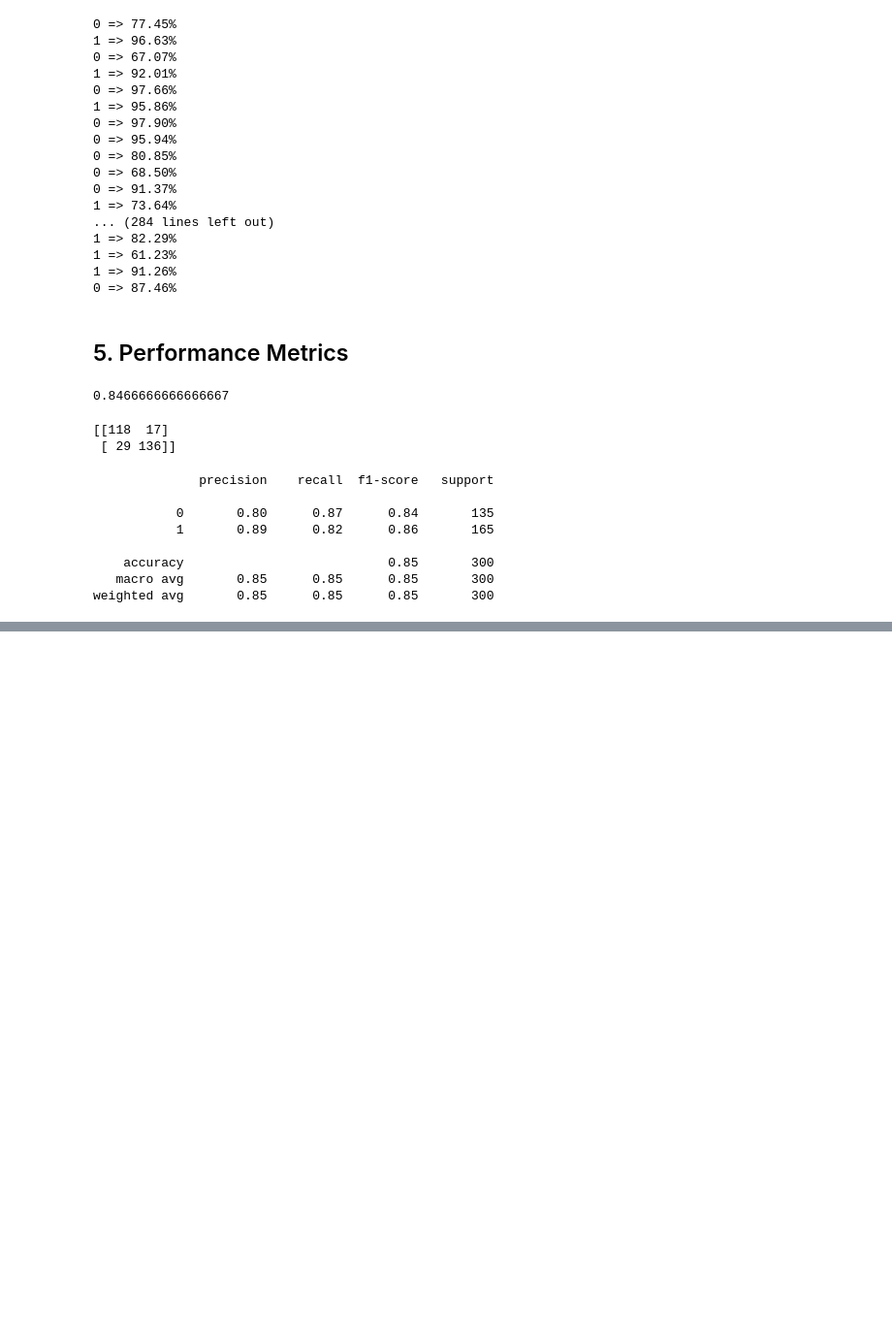
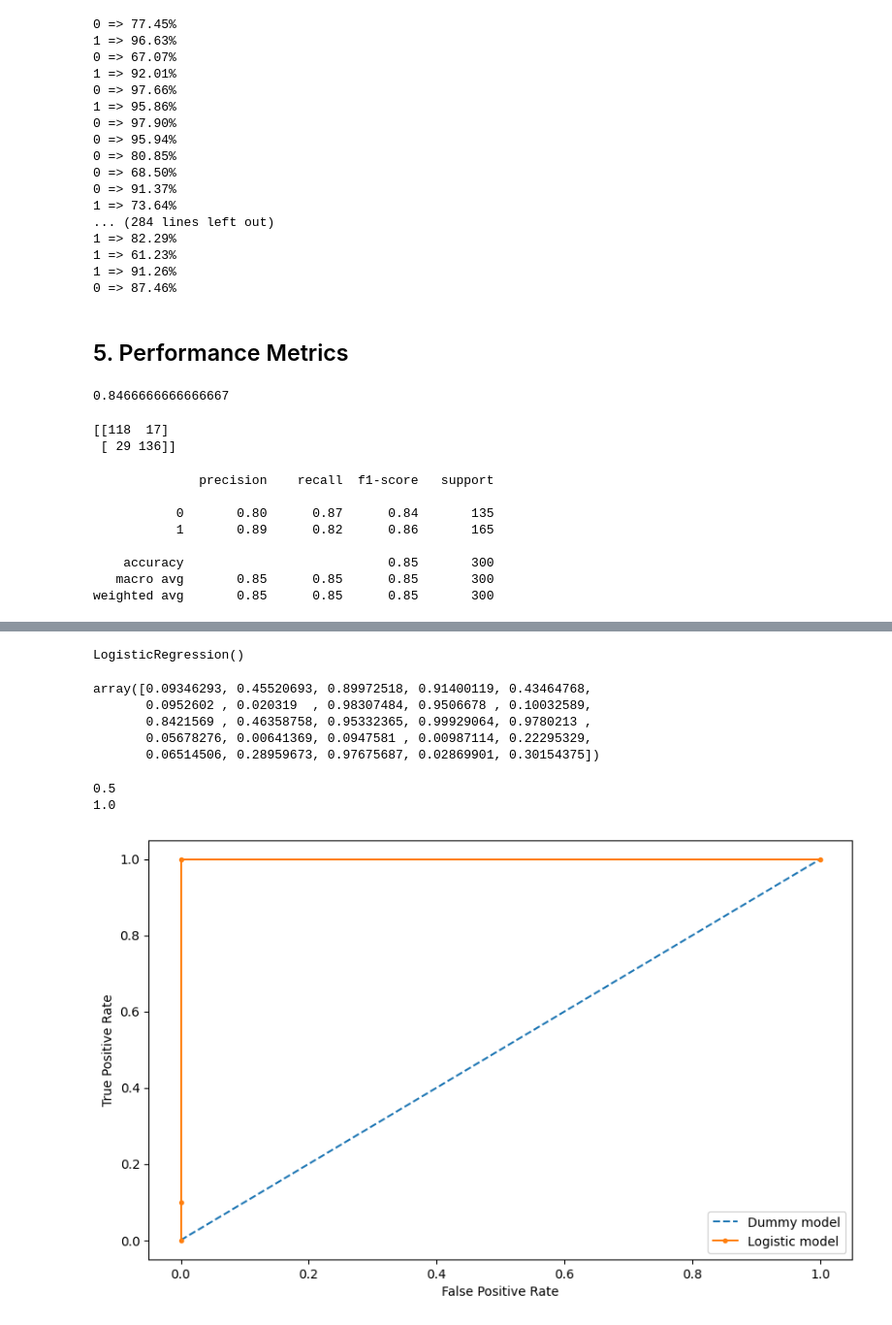
Before and after one commit to netofr19/machine-learning, a Jupyter notebook: logisticRegression/log_reg_implementation.ipynb, the cells around one changed output, grey strips where cells are left out. Shown: that part at 97% size. Drawn from its saved outputs; the diff is of its cells as text; code cells hidden in the pictures; blank space fills up the shorter version.

```diff
--- a/logisticRegression/log_reg_implementation.ipynb
+++ b/logisticRegression/log_reg_implementation.ipynb
@@ -142,0 +508,42 @@ weighted avg       0.85      0.85      0.85       300
+# %%
+model_lr = LogisticRegression()
+model_lr.fit(x_train, y_train)
+# %% [output]
+LogisticRegression()
+# %%
+model_lr_prob = model_lr.predict_proba(x_test)
+# %%
+model_lr_prob = model_lr_prob[:, 1]
+model_lr_prob
+# %% [output]
+array([0.09346293, 0.45520693, 0.89972518, 0.91400119, 0.43464768,
+       0.0952602 , 0.020319  , 0.98307484, 0.9506678 , 0.10032589,
+       0.8421569 , 0.46358758, 0.95332365, 0.99929064, 0.9780213 ,
+       0.05678276, 0.00641369, 0.0947581 , 0.00987114, 0.22295329,
+       0.06514506, 0.28959673, 0.97675687, 0.02869901, 0.30154375])
+# %%
+# Lets calculate the scores
+dummy_model_auc = roc_auc_score(y_test, dummy_model_prob)
+model_auc = roc_auc_score(y_test, model_lr_prob)
+print(dummy_model_auc)
+print(model_auc)
+# %% [output]
+0.5
+1.0
+# %%
+dummy_fpr, dummy_tpr, _ = roc_curve(y_test, dummy_model_prob)
+model_fpr, model_tpr, _ = roc_curve(y_test, model_lr_prob)
+# %%
+plt.figure(figsize=(10,6))
+
+plt.plot(dummy_fpr, dummy_tpr, linestyle='--', label='Dummy model')
+plt.plot(model_fpr, model_tpr, marker='.', label='Logistic model')
+
+plt.xlabel('False Positive Rate')
+plt.ylabel('True Positive Rate')
+
+plt.legend()
+
+plt.show()
+# %% [output]
+[figure, added]
```
Also changed, not shown: parts of 48 cells of this notebook.
